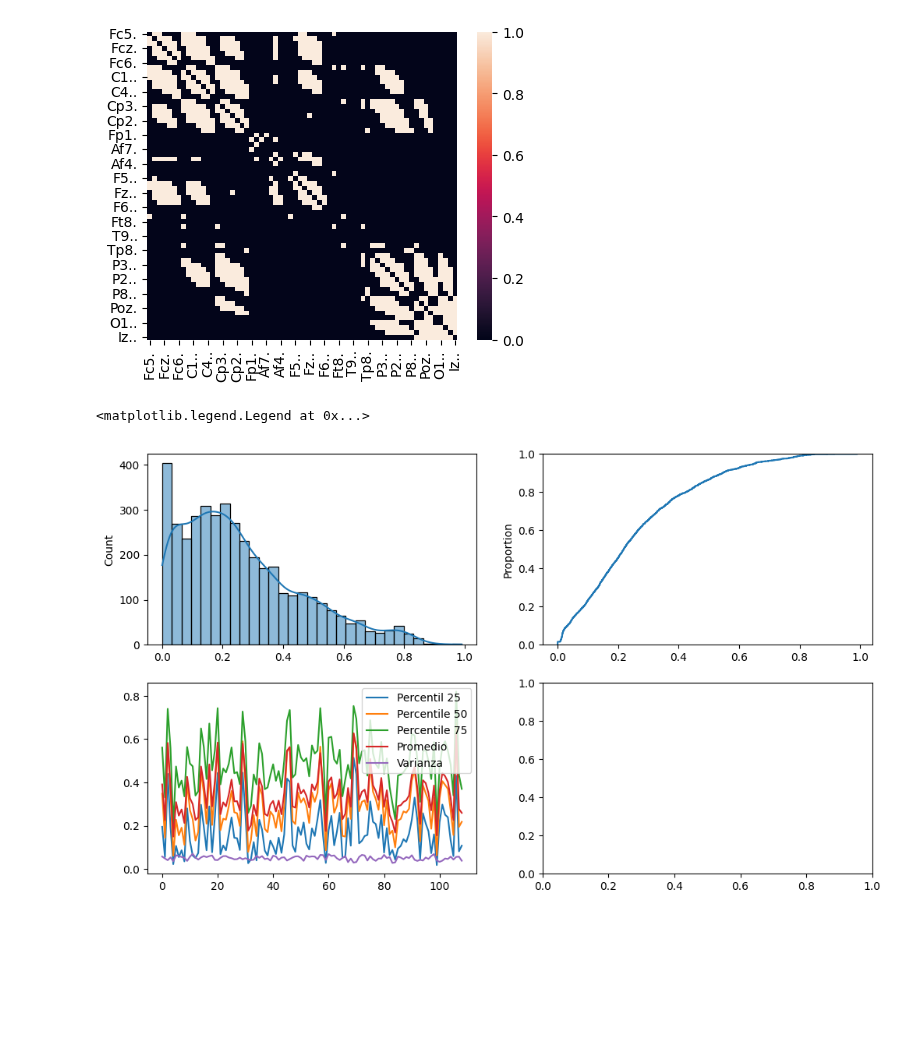
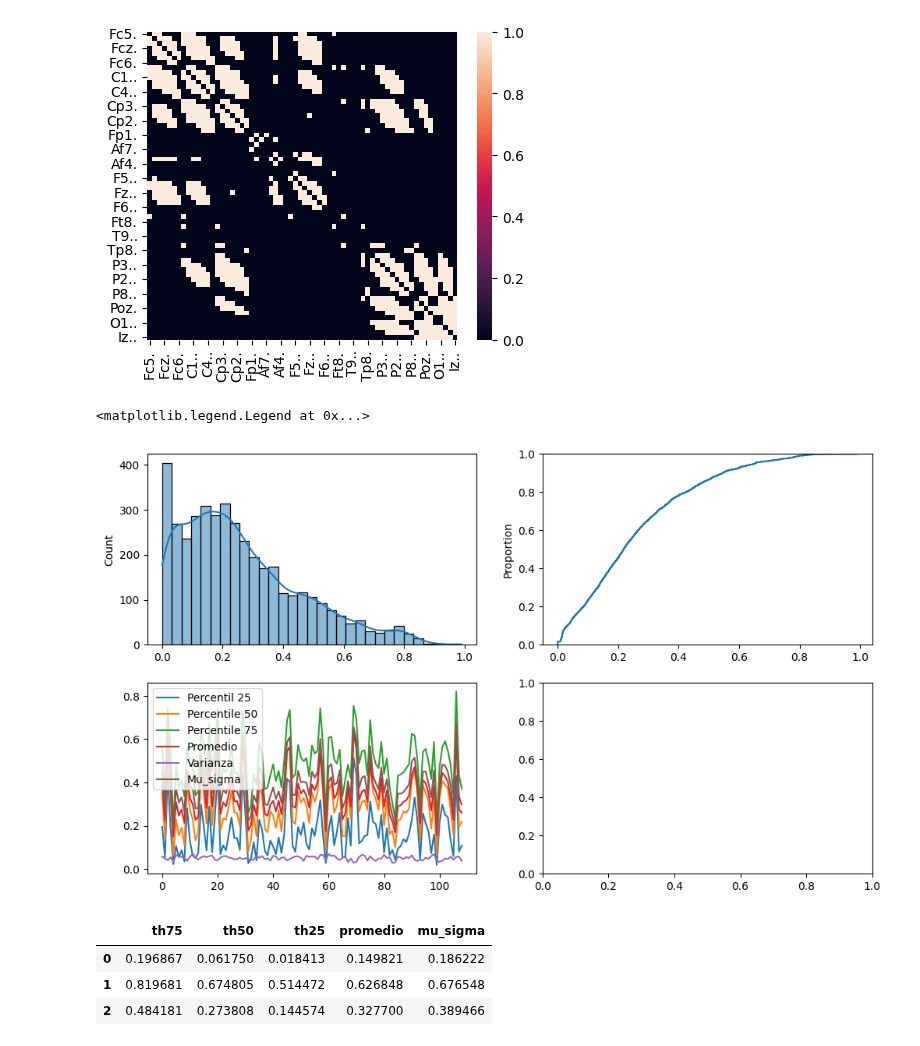
Before and after one commit to Fernando-JAL/Neurociencias-2026-1, a Jupyter notebook: S04_parciales/3er Parcial/3er_Parcial_LMR.ipynb, the cells around one changed output. Drawn from its saved outputs; the diff is of its cells as text; code cells hidden in the pictures; blank space fills up the shorter version.

```diff
--- a/S04_parciales/3er Parcial/3er_Parcial_LMR.ipynb
+++ b/S04_parciales/3er Parcial/3er_Parcial_LMR.ipynb
@@ -51,24 +51,26 @@ sns.heatmap(result_df)
 # %%
 # medidas de tendencia central y otras
 th25, th50, th75,  promedio, varianza = [], [], [], [], []
 mu_sigma= []
 fig, axes = plt.subplots(2, 2, figsize=(12,7))
 for sujeto in ensayos_dfs:
     data = sujeto.stack().values
     th25.append(np.percentile(data, 25))
     th50.append(np.percentile(data, 50))
     th75.append(np.percentile(data, 75))
     promedio.append(np.mean(data))
     varianza.append(np.var(data))
+    mu_sigma.append(np.mean(data)+np.var(data))
 
 sns.histplot(sujeto.stack().values, ax=axes[0][0], kde=True)
 sns.ecdfplot(sujeto.stack().values, ax=axes[0][1])
 axes[1][0].plot(th25, label='Percentil 25')
 axes[1][0].plot(th50, label='Percentile 50')
 axes[1][0].plot(th75, label='Percentile 75')
 axes[1][0].plot(promedio, label='Promedio')
 axes[1][0].plot(varianza, label='Varianza')
+axes[1][0].plot(mu_sigma, label='Mu_sigma')
 axes[1][0].legend()
 # %% [output]
 <matplotlib.legend.Legend at 0x...>
-[figure, old version]
+[figure, new version]
@@ -74,0 +79,12 @@ axes[1][0].legend()
+# %%
+estadisticos_df= pd.DataFrame(columns=['th75','th50','th25','promedio','mu_sigma'])
+columnas= [th25, th50, th75, promedio, mu_sigma]
+estadisticos_df.loc[0]= [np.min(th75),np.min(th50),np.min(th25),np.min(promedio),np.min(mu_sigma)]
+estadisticos_df.loc[1]= [np.max(th75),np.max(th50),np.max(th25),np.max(promedio),np.max(mu_sigma)]
+estadisticos_df.loc[2]= [np.median(th75),np.median(th50),np.median(th25),np.median(promedio),np.median(mu_sigma)]
+estadisticos_df
+# %% [output]
+|  | th75 | th50 | th25 | promedio | mu_sigma |
+| 0 | 0.196867 | 0.061750 | 0.018413 | 0.149821 | 0.186222 |
+| 1 | 0.819681 | 0.674805 | 0.514472 | 0.626848 | 0.676548 |
+| 2 | 0.484181 | 0.273808 | 0.144574 | 0.327700 | 0.389466 |
```
Also changed, not shown: parts of 1 cell of this notebook, 17 other files.
